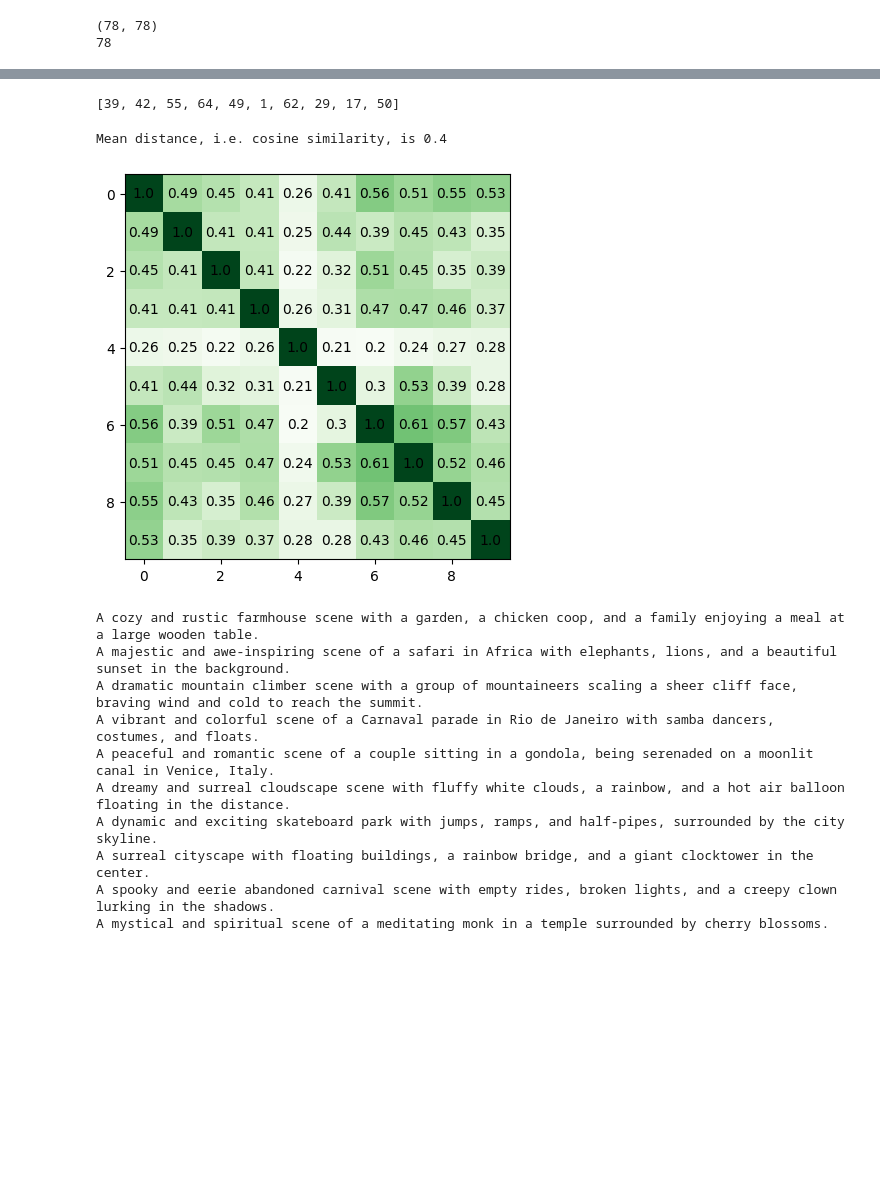
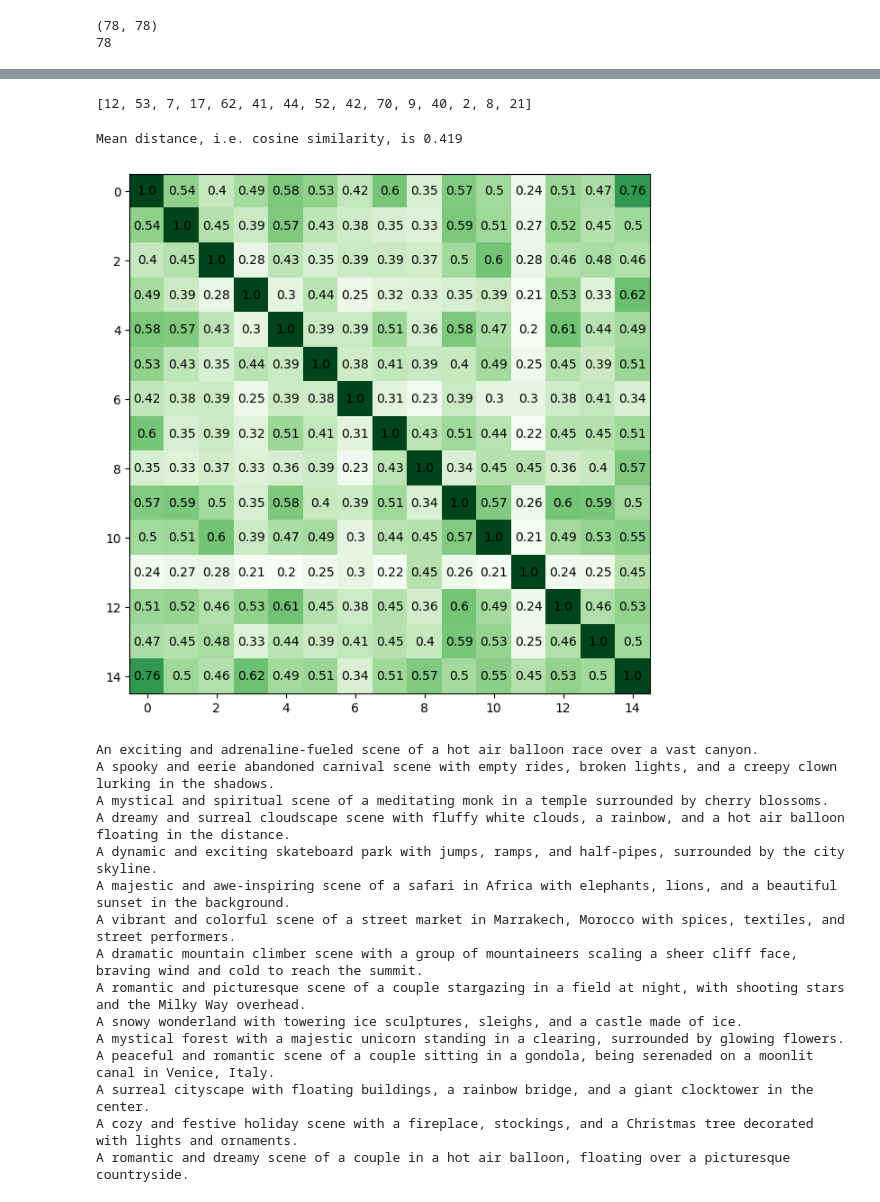
Before and after one commit to ktroyan/GVM-Memorization, a Jupyter notebook: Prompts/prompts_processing.ipynb, the cells around one changed output, grey strips where cells are left out. Cells and saved outputs as stored; diff of their text form; code cells hidden in the pictures; blank space fills up the shorter version.

```diff
--- a/Prompts/prompts_processing.ipynb
+++ b/Prompts/prompts_processing.ipynb
@@ -83,7 +83,7 @@ A stunning and majestic nature scene with mountains, waterfalls, and a rainbow a
 # %%
 from sklearn.cluster import KMeans
 
-k = 10
+k = 15
 
 distance_matrix = new_cos_sim
 
@@ -104,7 +104,7 @@ for i in range(k):
 
 print(k_points)
 # %% [output]
-[39, 42, 55, 64, 49, 1, 62, 29, 17, 50]
+[12, 53, 7, 17, 62, 41, 44, 52, 42, 70, 9, 40, 2, 8, 21]
 # %%
 temp = new_cos_sim[k_points, :][:, k_points]
 temp = temp - np.eye(temp.shape[0])
@@ -112,38 +112,43 @@ temp = temp - np.eye(temp.shape[0])
 dissimilarity_coef = (temp.sum() // 2) / (temp.shape[0] * (temp.shape[0] - 1) / 2)
 print(f"Mean distance, i.e. cosine similarity, is {round(dissimilarity_coef, 4)}")
 # %% [output]
-Mean distance, i.e. cosine similarity, is 0.4
+Mean distance, i.e. cosine similarity, is 0.419
 # %%
 # distance between the most dissimilar prompts
 # plot it color coded as a heatmap
 import matplotlib.pyplot as plt
 
 
-
-plt.figure(figsize=(5, 5))
+scale = 0.5
+plt.figure(figsize=(len(k_points) * scale, len(k_points) * scale))
 plt.imshow(distance_matrix[k_points, :][:, k_points], cmap='Greens', interpolation='nearest')
 # put values in the cells
 for i in range(k):
     for j in range(k):
         plt.text(j, i, round(distance_matrix[k_points[i]][k_points[j]], 2), ha='center', va='center', color='black')
 plt.show()
 # %% [output]
-[figure, old version]
+[figure, new version]
 # %%
 # Most dissimilar prompts
 for idx in k_points:
     print(new_prompts_list[idx])
 # %% [output]
-A cozy and rustic farmhouse scene with a garden, a chicken coop, and a family enjoying a meal at a large wooden table.
-A majestic and awe-inspiring scene of a safari in Africa with elephants, lions, and a beautiful sunset in the background.
-A dramatic mountain climber scene with a group of mountaineers scaling a sheer cliff face, braving wind and cold to reach the summit.
-A vibrant and colorful scene of a Carnaval parade in Rio de Janeiro with samba dancers, costumes, and floats.
-A peaceful and romantic scene of a couple sitting in a gondola, being serenaded on a moonlit canal in Venice, Italy.
+An exciting and adrenaline-fueled scene of a hot air balloon race over a vast canyon.
+A spooky and eerie abandoned carnival scene with empty rides, broken lights, and a creepy clown lurking in the shadows.
+A mystical and spiritual scene of a meditating monk in a temple surrounded by cherry blossoms.
 A dreamy and surreal cloudscape scene with fluffy white clouds, a rainbow, and a hot air balloon floating in the distance.
 A dynamic and exciting skateboard park with jumps, ramps, and half-pipes, surrounded by the city skyline.
+A majestic and awe-inspiring scene of a safari in Africa with elephants, lions, and a beautiful sunset in the background.
+A vibrant and colorful scene of a street market in Marrakech, Morocco with spices, textiles, and street performers.
+A dramatic mountain climber scene with a group of mountaineers scaling a sheer cliff face, braving wind and cold to reach the summit.
+A romantic and picturesque scene of a couple stargazing in a field at night, with shooting stars and the Milky Way overhead.
+A snowy wonderland with towering ice sculptures, sleighs, and a castle made of ice.
+A mystical forest with a majestic unicorn standing in a clearing, surrounded by glowing flowers.
+A peaceful and romantic scene of a couple sitting in a gondola, being serenaded on a moonlit canal in Venice, Italy.
 A surreal cityscape with floating buildings, a rainbow bridge, and a giant clocktower in the center.
-A spooky and eerie abandoned carnival scene with empty rides, broken lights, and a creepy clown lurking in the shadows.
-A mystical and spiritual scene of a meditating monk in a temple surrounded by cherry blossoms.
+A cozy and festive holiday scene with a fireplace, stockings, and a Christmas tree decorated with lights and ornaments.
+A romantic and dreamy scene of a couple in a hot air balloon, floating over a picturesque countryside.
 # %%
 # find the index of the maximum value in the matrix temp
 i, j = np.unravel_index(np.argmax(temp), temp.shape)
```
Also changed, not shown: parts of 4 cells of this notebook, 3 other files.
